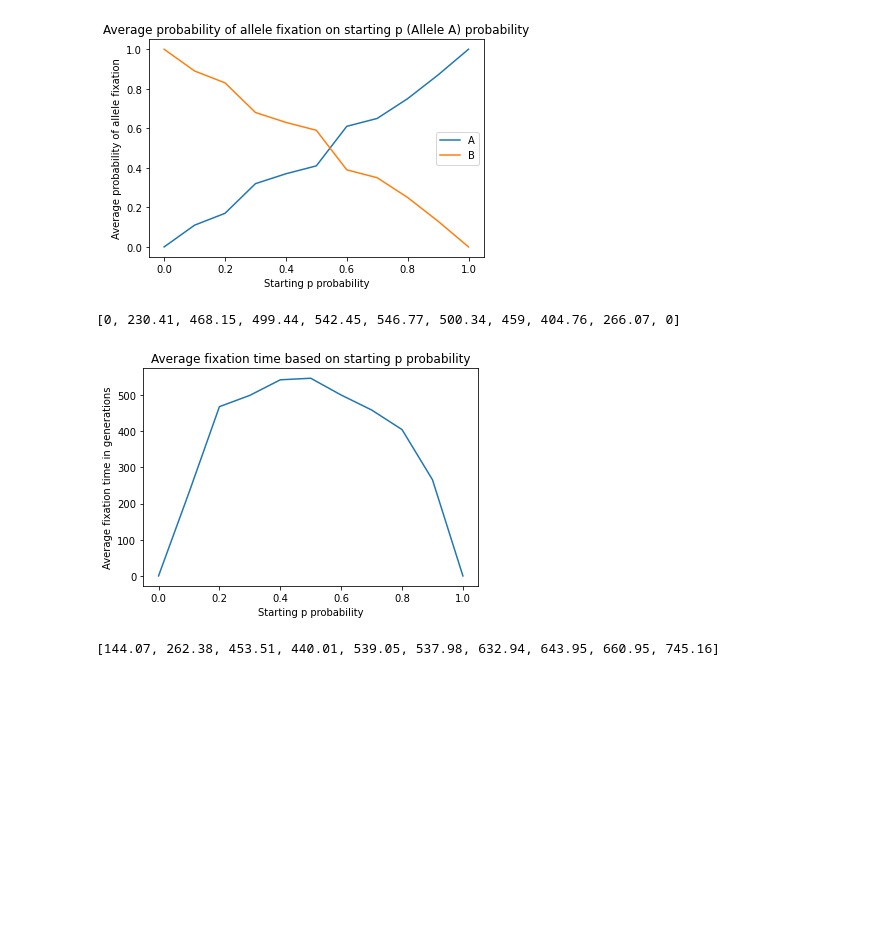
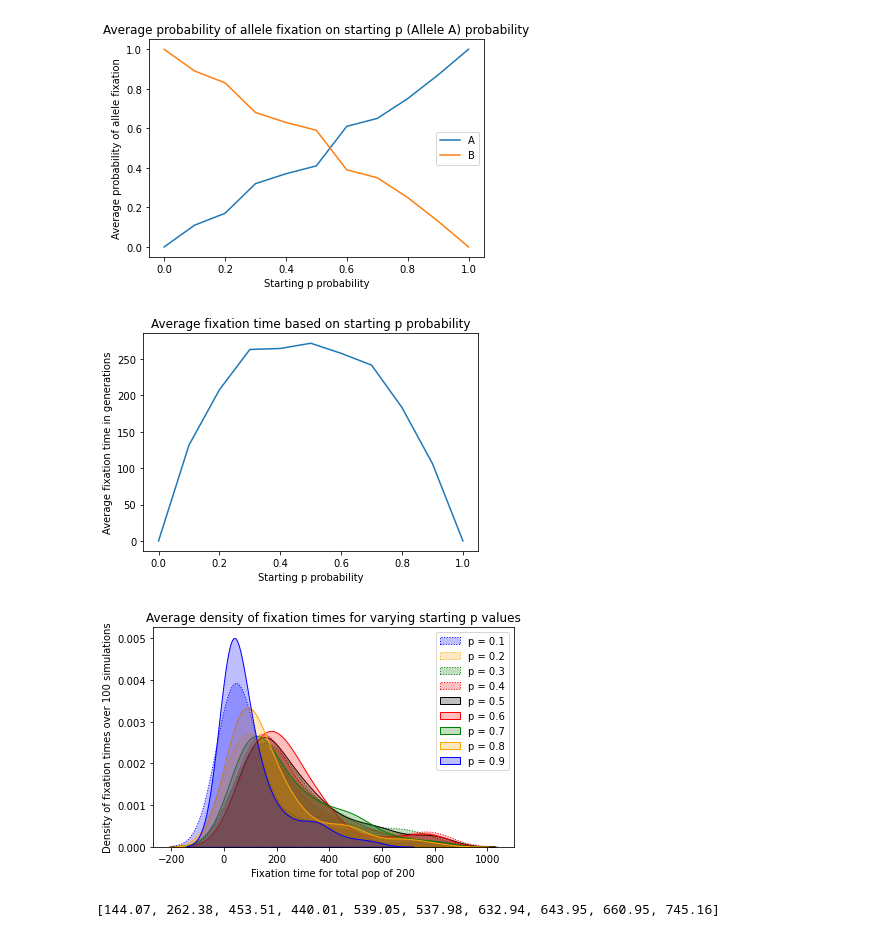
Before and after one commit to yann-zhong/GPOP-Project-YZ, a Jupyter notebook: Project_Yann_Zhong.ipynb, the cells around one changed output. Drawn from its saved outputs; the diff is of its cells as text; code cells hidden in the pictures; blank space fills up the shorter version.

```diff
--- a/Project_Yann_Zhong.ipynb
+++ b/Project_Yann_Zhong.ipynb
@@ -186,26 +186,46 @@ plt.show()
 # %%
 # APPROXIMATION OF FIXATION TIME ON P GOING FROM 0.1 TO 0.9, DONE TEN (OR MORE) TIMES
 p_range = np.arange(0,1.1,0.1)      # Test probs from 0.1 to 0.9 in increments (9 items in list)
 q_range = 1 - p_range               # 0.9 to 0.1 (not useful here, though)
 
 generations = 800
-population = 500
+population = 200
 simulations = 100
 
 all_fix_list = [get_fix_times_n_fix_alleles(p_range[i],q_range[i],generations,population,simulations)[0] for i in range(len(p_range))]
 
 all_fixation_means = [statistics.mean(i) for i in all_fix_list]     # Get the mean of the fixation time for every starting probability p
-print(all_fixation_means)
+#print(all_fixation_means)
 
 plt.figure()
 plt.plot(p_range,all_fixation_means)
 plt.xlabel("Starting p probability")
 plt.ylabel("Average fixation time in generations")
 plt.title("Average fixation time based on starting p probability")
 plt.show()
+
+###
+
+fig, ax = plt.subplots()
+sns.kdeplot(all_fix_list[1],shade=True,color="blue",label="p = 0.1",linestyle ="dotted")
+sns.kdeplot(all_fix_list[2],shade=True,color="orange",label="p = 0.2",linestyle ="dotted")
+sns.kdeplot(all_fix_list[3],shade=True,color="green",label="p = 0.3",linestyle ="dotted")
+sns.kdeplot(all_fix_list[4],shade=True,color="red",label="p = 0.4",linestyle ="dotted")
+sns.kdeplot(all_fix_list[5],shade=True,color="black",label="p = 0.5")
+sns.kdeplot(all_fix_list[6],shade=True,color="red",label="p = 0.6")
+sns.kdeplot(all_fix_list[7],shade=True,color="green",label="p = 0.7")
+sns.kdeplot(all_fix_list[8],shade=True,color="orange",label="p = 0.8")
+sns.kdeplot(all_fix_list[9],shade=True,color="blue",label="p = 0.9")
+
+plt.title("Average density of fixation times for varying starting p values")
+plt.xlabel("Fixation time for total pop of "+str(population))
+plt.ylabel("Density of fixation times over "+ str(simulations)+ " simulations")
+plt.legend(loc='upper right')
+plt.tight_layout()
+plt.show()
 # %% [output]
-[0, 230.41, 468.15, 499.44, 542.45, 546.77, 500.34, 459, 404.76, 266.07, 0]
-[figure, old version]
+[figure, new version]
+[figure, added]
 # %%
 # APPROXIMATION OF FIXATION TIME ON POPULATION GOING FROM 100 TO 1000
 p = 0.6
```
Also changed, not shown: parts of 7 cells of this notebook, 1 other file.
